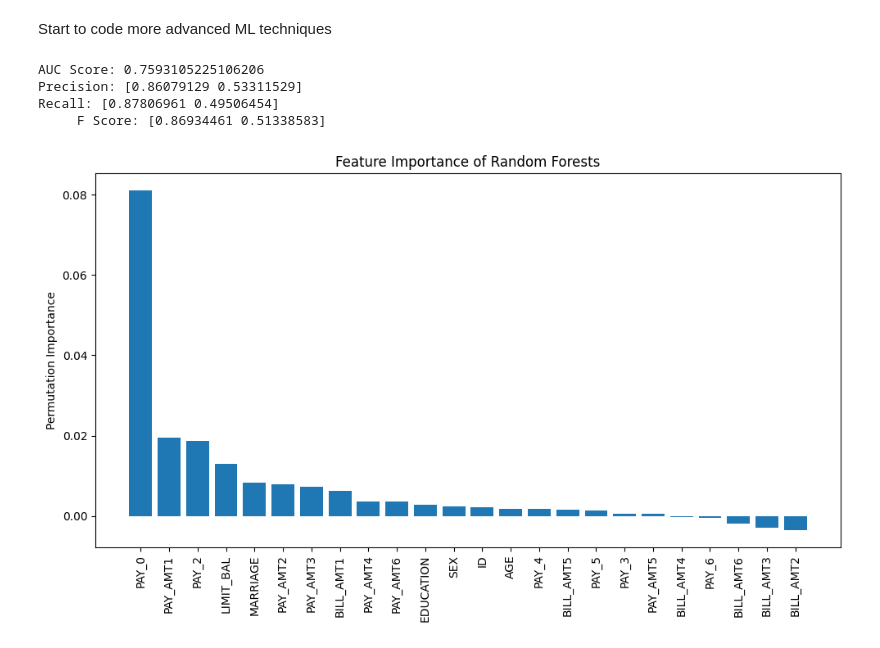
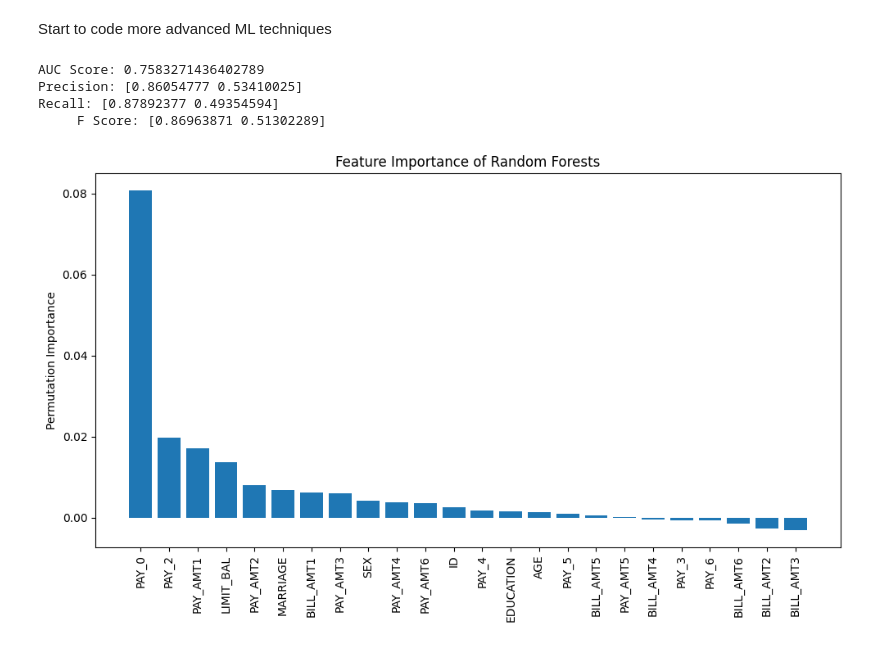
Before and after one commit to melakubu/DS340, a Jupyter notebook: DS340_models_SMOTE.ipynb, the cells around one changed output. Drawn from its saved outputs; the diff is of its cells as text; code cells hidden in the pictures.

```diff
--- a/DS340_models_SMOTE.ipynb
+++ b/DS340_models_SMOTE.ipynb
@@ -114,27 +127,26 @@ Start to code more advanced ML techniques
 # %%
 #Random Forests
 from sklearn.ensemble import RandomForestClassifier
 from sklearn.model_selection import GridSearchCV
 
 parameter_grid = {'RF__n_estimators': [10,100,200,500,1000]}
 
 RF = Pipeline([
     ('smote', SMOTE(random_state=50)),
-    ('scaler', StandardScaler()),
-    ('RF', RandomForestClassifier())
+    ('RF', RandomForestClassifier(n_jobs=-1))
     ])
 
-RF_gridsearch = GridSearchCV(RF,param_grid=parameter_grid,scoring='roc_auc',cv=7,n_jobs=-1)
+RF_gridsearch = GridSearchCV(RF,param_grid=parameter_grid,scoring='roc_auc',cv=5,n_jobs=-1)
 
 title = 'Feature Importance of Random Forests'
 evaluate_model(RF_gridsearch,x_train,y_train,x_test,y_test)
 evaluate_features(RF_gridsearch,x_test,y_test,title)
 # %% [output]
-AUC Score: 0.7593105225106206
-Precision: [0.86079129 0.53311529]
-Recall: [0.87806961 0.49506454]
-     F Score: [0.86934461 0.51338583]
+AUC Score: 0.7583271436402789
+Precision: [0.86054777 0.53410025]
+Recall: [0.87892377 0.49354594]
+     F Score: [0.86963871 0.51302289]
-[figure, old version]
+[figure, new version]
 # %%
 from xgboost import XGBClassifier
 
```
Also changed, not shown: parts of 4 cells of this notebook, 1 other file.
